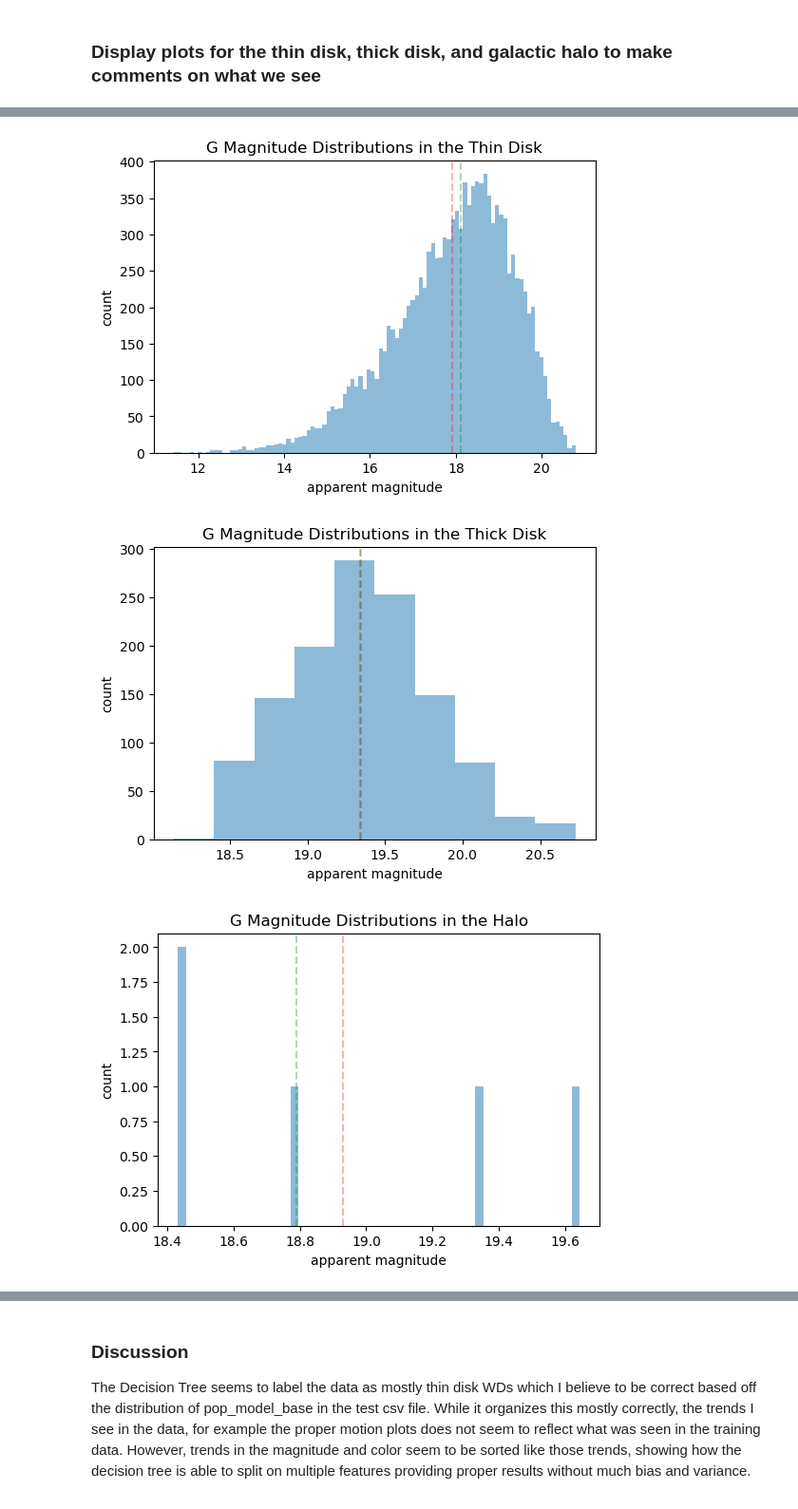
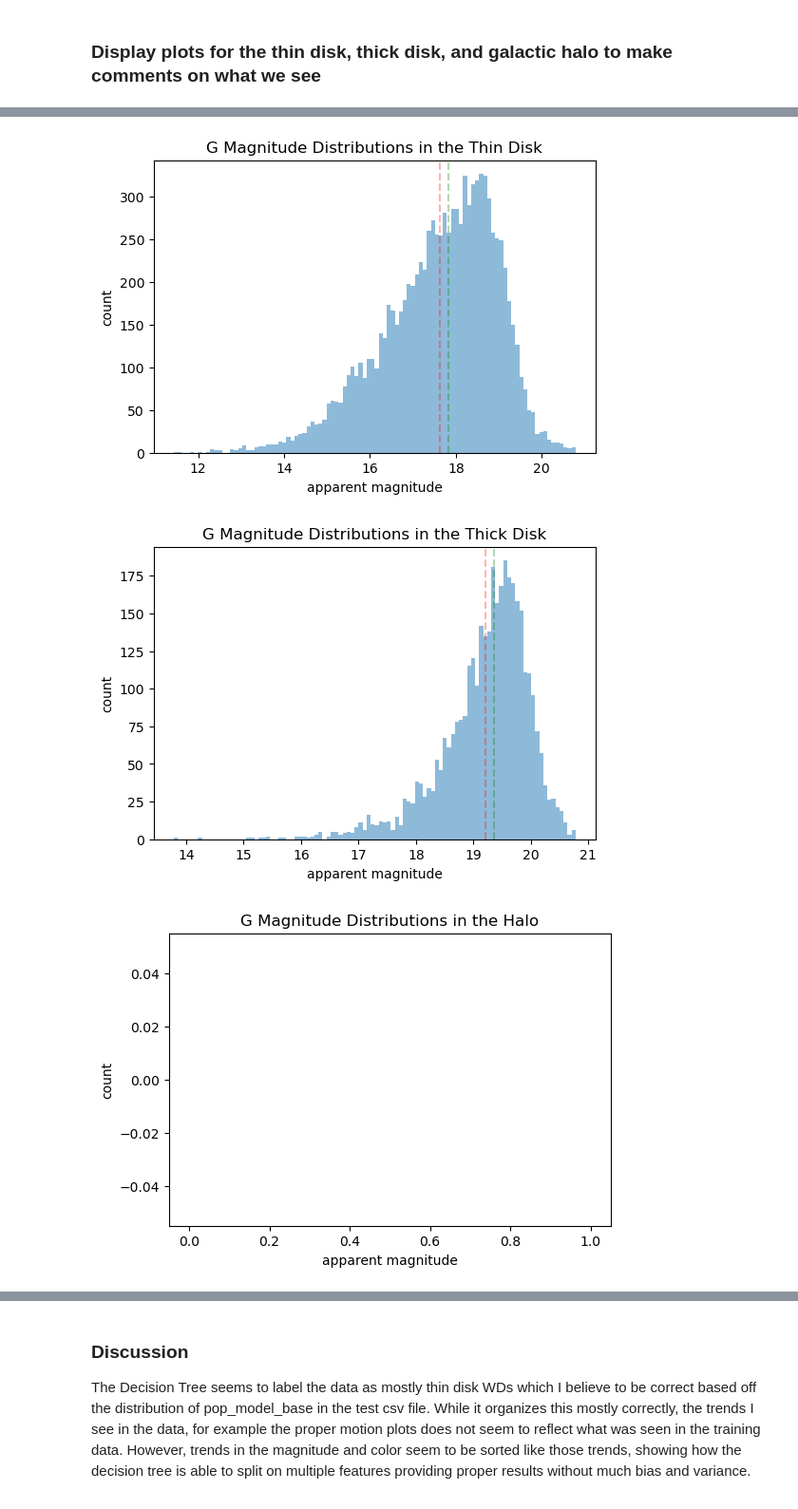
Before and after one commit to Chartman25/UnigeMasters, a Jupyter notebook: Astrophysics_and_Data_Analysis/ProjectA3_RandForest.ipynb, the cells around one changed output, grey strips where cells are left out. Shown at 95% size. Saved outputs shown, nothing was run; the diff lists cells and outputs as text; code cells hidden in the pictures.

```diff
--- a/Astrophysics_and_Data_Analysis/ProjectA3_RandForest.ipynb
+++ b/Astrophysics_and_Data_Analysis/ProjectA3_RandForest.ipynb
@@ -897,8 +896,8 @@ None
 ### Initialize a decision with select parameters: Two trees done, one using regular data, the second done using normalized data
 # %%
 import random
-decision_1 = DecisionTreeModel(max_depth=5, max_features=((random.randint(3, 5))), tree=None, dataset=X_np, labels=y_np)
-decision_2 = DecisionTreeModel(max_depth=5, max_features=((random.randint(3, 5))), tree=None, dataset=X_np_norm, labels=y_np)
+decision_1 = DecisionTreeModel(max_depth=3, max_features=11, tree=None, dataset=None, labels=None)
+decision_2 = DecisionTreeModel(max_depth=3, max_features=11, tree=None, dataset=None, labels=None)
 # %% [markdown]
 ### Initialize the fit on the training data and using predict() to predict the classes of the data samples in the validation data
 # %%
@@ -1080,32 +1079,32 @@ the amount of white dwarfs in the halo are 5
 # %%
 plt.subplots(figsize=(6, 4))
 plt.hist(thin_disk['g_mag'], bins=100, alpha=.5)
 plt.axvline(np.mean(thin_disk['g_mag']), linestyle='--', color='r', alpha=.3)
 plt.axvline(np.median(thin_disk['g_mag']), linestyle='--', color='g', alpha=.3)
 plt.xlabel('apparent magnitude')
 plt.ylabel('count')
 plt.title('G Magnitude Distributions in the Thin Disk')
 
 plt.subplots(figsize=(6, 4))
-plt.hist(thick_disk['g_mag'], bins=10, alpha=.5)
+plt.hist(thick_disk['g_mag'], bins=100, alpha=.5)
 plt.axvline(np.mean(thick_disk['g_mag']), linestyle='--', color='r', alpha=.3)
 plt.axvline(np.median(thick_disk['g_mag']), linestyle='--', color='g', alpha=.3)
 plt.xlabel('apparent magnitude')
 plt.ylabel('count')
 plt.title('G Magnitude Distributions in the Thick Disk')
 
 plt.subplots(figsize=(6, 4))
 plt.hist(halo['g_mag'], bins=50, alpha=.5)
 plt.axvline(np.mean(halo['g_mag']), linestyle='--', color='r', alpha=.3)
 plt.axvline(np.median(halo['g_mag']), linestyle='--', color='g', alpha=.3)
 plt.xlabel('apparent magnitude')
 plt.ylabel('count')
 plt.title('G Magnitude Distributions in the Halo')
 # %% [output]
 Text(0.5, 1.0, 'G Magnitude Distributions in the Halo')
-[figure, old version]
+[figure, new version]
-[figure, old version]
+[figure, new version]
-[figure, old version]
+[figure, new version]
 # %%
 plt.subplots(figsize=(6, 4))
 plt.hist(thin_disk['bp_rp'], bins=100, alpha=.5)
```
Also changed, not shown: parts of 33 cells of this notebook, 1 other file.
